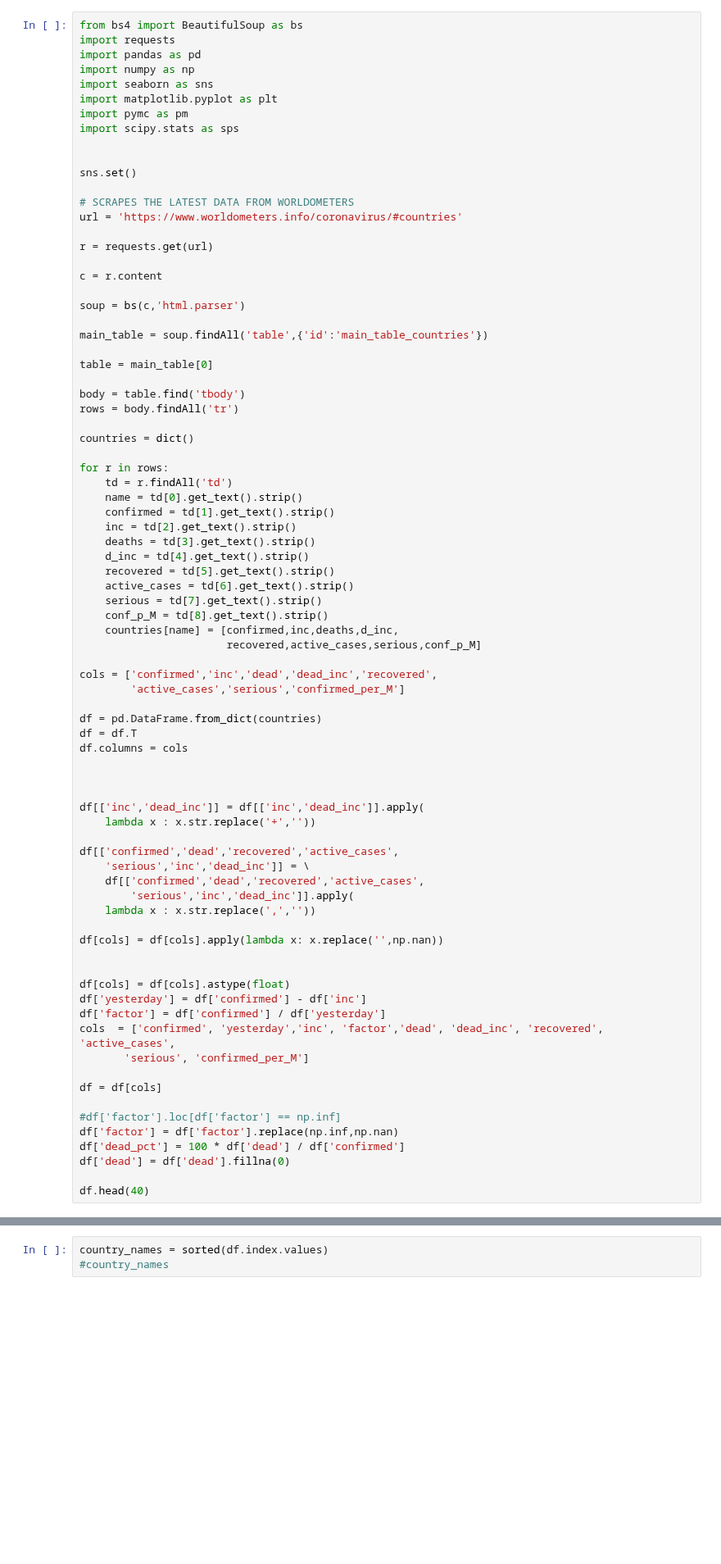
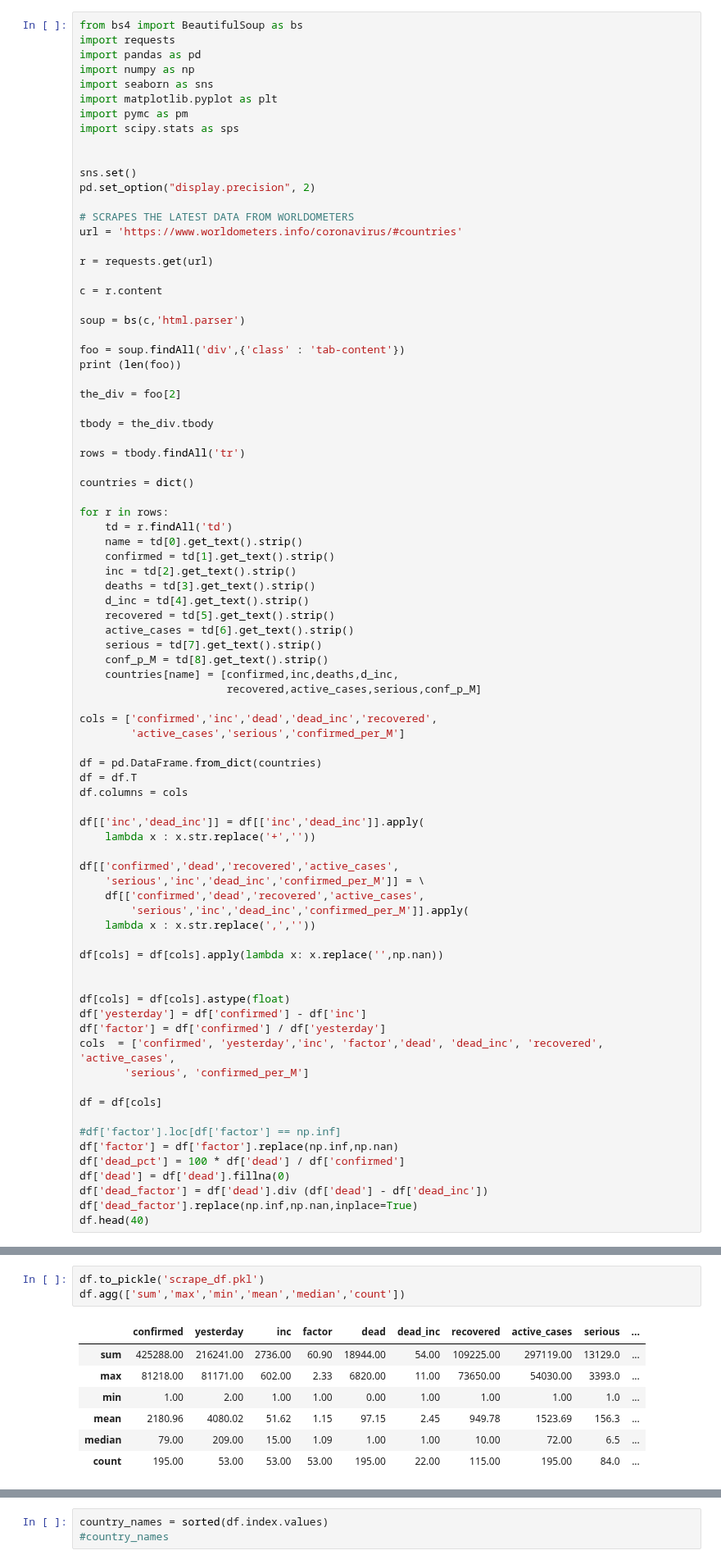
Before and after one commit to tolex3/note, a Jupyter notebook: scrape_worldometers_data.ipynb, the cells around one changed output, grey strips where cells are left out. Shown at 82% size. Saved outputs shown, nothing was run; the diff lists cells and outputs as text; blank space fills up the shorter version.

```diff
--- a/scrape_worldometers_data.ipynb
+++ b/scrape_worldometers_data.ipynb
@@ -10,6 +10,7 @@ import scipy.stats as sps
 
 
 sns.set()
+pd.set_option("display.precision", 2)
 
 # SCRAPES THE LATEST DATA FROM WORLDOMETERS
 url = 'https://www.worldometers.info/coronavirus/#countries'
@@ -20,12 +21,14 @@ c = r.content
 
 soup = bs(c,'html.parser')
 
-main_table = soup.findAll('table',{'id':'main_table_countries'})
+foo = soup.findAll('div',{'class' : 'tab-content'})
+print (len(foo))
 
-table = main_table[0]
+the_div = foo[2]
 
-body = table.find('tbody')
-rows = body.findAll('tr')
+tbody = the_div.tbody
+
+rows = tbody.findAll('tr')
 
 countries = dict()
 
@@ -50,15 +53,13 @@ df = pd.DataFrame.from_dict(countries)
 df = df.T
 df.columns = cols
 
-
-
 df[['inc','dead_inc']] = df[['inc','dead_inc']].apply(
     lambda x : x.str.replace('+',''))
 
 df[['confirmed','dead','recovered','active_cases',
-    'serious','inc','dead_inc']] = \
+    'serious','inc','dead_inc','confirmed_per_M']] = \
     df[['confirmed','dead','recovered','active_cases',
-        'serious','inc','dead_inc']].apply(
+        'serious','inc','dead_inc','confirmed_per_M']].apply(
     lambda x : x.str.replace(',',''))
 
 df[cols] = df[cols].apply(lambda x: x.replace('',np.nan))
@@ -76,5 +77,6 @@ df = df[cols]
 df['factor'] = df['factor'].replace(np.inf,np.nan)
 df['dead_pct'] = 100 * df['dead'] / df['confirmed']
 df['dead'] = df['dead'].fillna(0)
-
+df['dead_factor'] = df['dead'].div (df['dead'] - df['dead_inc'])
+df['dead_factor'].replace(np.inf,np.nan,inplace=True)
 df.head(40)
@@ -81,3 +102,14 @@ df.head(40)
+# %%
+df.to_pickle('scrape_df.pkl')
+df.agg(['sum','max','min','mean','median','count'])
+# %% [output]
+|  | confirmed | yesterday | inc | factor | dead | dead_inc | recovered | active_cases | serious | ... |
+| sum | 425288.00 | 216241.00 | 2736.00 | 60.90 | 18944.00 | 54.00 | 109225.00 | 297119.00 | 13129.0 | ... |
+| max | 81218.00 | 81171.00 | 602.00 | 2.33 | 6820.00 | 11.00 | 73650.00 | 54030.00 | 3393.0 | ... |
+| min | 1.00 | 2.00 | 1.00 | 1.00 | 0.00 | 1.00 | 1.00 | 1.00 | 1.0 | ... |
+| mean | 2180.96 | 4080.02 | 51.62 | 1.15 | 97.15 | 2.45 | 949.78 | 1523.69 | 156.3 | ... |
+| median | 79.00 | 209.00 | 15.00 | 1.09 | 1.00 | 1.00 | 10.00 | 72.00 | 6.5 | ... |
+| count | 195.00 | 53.00 | 53.00 | 53.00 | 195.00 | 22.00 | 115.00 | 195.00 | 84.0 | ... |
 # %%
 today = pd.to_datetime('today').strftime('%Y-%m-%d %H:%M:%S')
 file_prefix = 'snapshots/corona_snapshot_'
```
Also changed, not shown: parts of 22 cells of this notebook.
